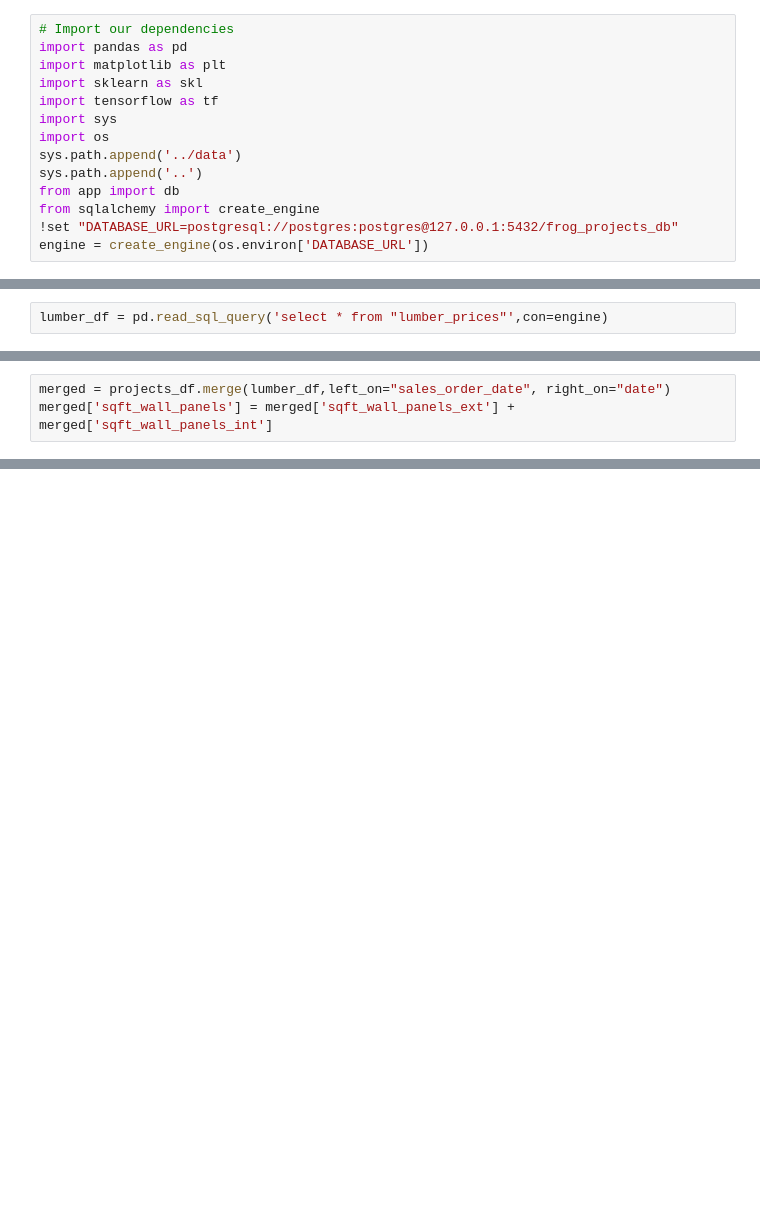
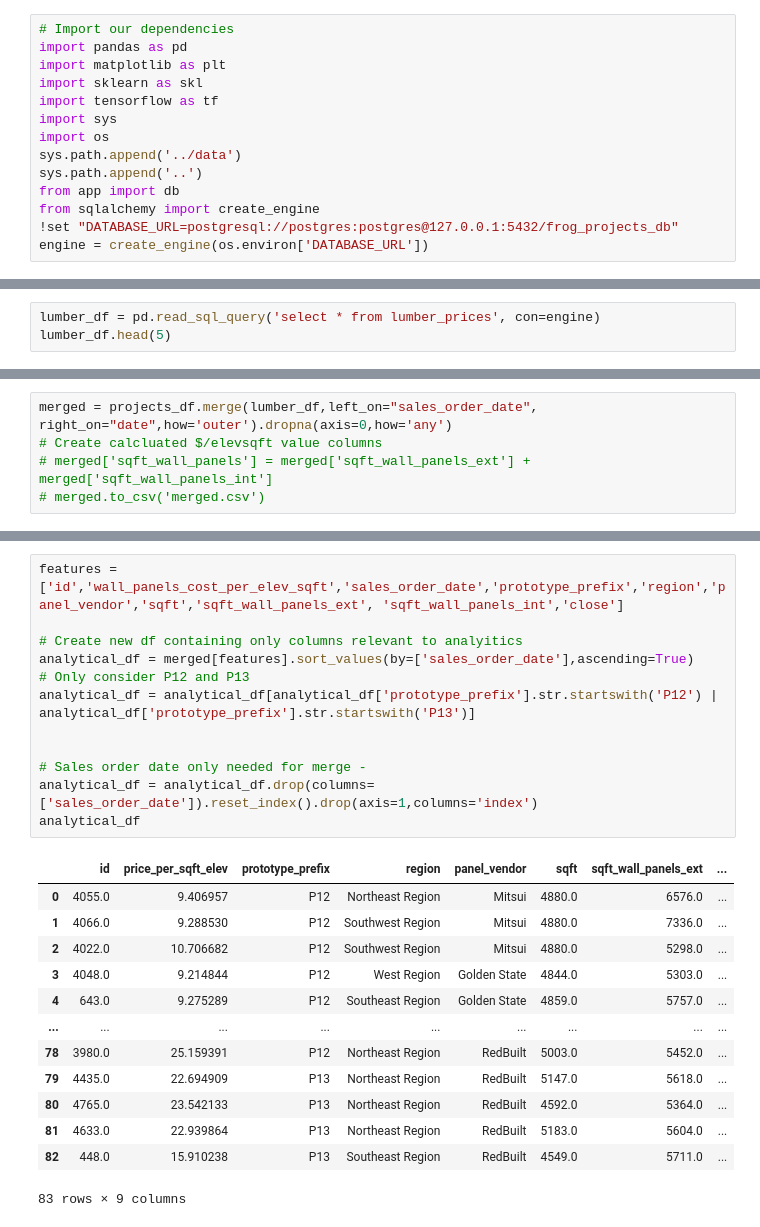
Before and after one commit to JohnnyBuccola/bbc-20-project-dashboard, a Jupyter notebook: notebooks/ml_exploration.ipynb, the cells around one changed output, grey strips where cells are left out. Cells and saved outputs as stored; diff of their text form; blank space fills up the shorter version.

```diff
--- a/notebooks/ml_exploration.ipynb
+++ b/notebooks/ml_exploration.ipynb
@@ -32,2 +18,3 @@ projects_df
 # %%
-lumber_df = pd.read_sql_query('select * from "lumber_prices"',con=engine)
+lumber_df = pd.read_sql_query('select * from lumber_prices', con=engine)
+lumber_df.head(5)
@@ -34,3 +28,5 @@ lumber_df = pd.read_sql_query('select * from "lumber_prices"',con=engine)
 # %%
-merged = projects_df.merge(lumber_df,left_on="sales_order_date", right_on="date")
-merged['sqft_wall_panels'] = merged['sqft_wall_panels_ext'] + merged['sqft_wall_panels_int']
+merged = projects_df.merge(lumber_df,left_on="sales_order_date", right_on="date",how='outer').dropna(axis=0,how='any')
+# Create calcluated $/elevsqft value columns
+# merged['sqft_wall_panels'] = merged['sqft_wall_panels_ext'] + merged['sqft_wall_panels_int']
+# merged.to_csv('merged.csv')
@@ -82,0 +33,26 @@ X_scaler = skl.preprocessing.StandardScaler()
+# %%
+features = ['id','wall_panels_cost_per_elev_sqft','sales_order_date','prototype_prefix','region','panel_vendor','sqft','sqft_wall_panels_ext', 'sqft_wall_panels_int','close']
+
+# Create new df containing only columns relevant to analyitics
+analytical_df = merged[features].sort_values(by=['sales_order_date'],ascending=True)
+# Only consider P12 and P13
+analytical_df = analytical_df[analytical_df['prototype_prefix'].str.startswith('P12') | analytical_df['prototype_prefix'].str.startswith('P13')]
+
+
+# Sales order date only needed for merge -
+analytical_df = analytical_df.drop(columns=['sales_order_date']).reset_index().drop(axis=1,columns='index')
+analytical_df
+# %% [output]
+|  | id | price_per_sqft_elev | prototype_prefix | region | panel_vendor | sqft | sqft_wall_panels_ext | ... |
+| 0 | 4055.0 | 9.406957 | P12 | Northeast Region | Mitsui | 4880.0 | 6576.0 | ... |
+| 1 | 4066.0 | 9.288530 | P12 | Southwest Region | Mitsui | 4880.0 | 7336.0 | ... |
+| 2 | 4022.0 | 10.706682 | P12 | Southwest Region | Mitsui | 4880.0 | 5298.0 | ... |
+| 3 | 4048.0 | 9.214844 | P12 | West Region | Golden State | 4844.0 | 5303.0 | ... |
+| 4 | 643.0 | 9.275289 | P12 | Southeast Region | Golden State | 4859.0 | 5757.0 | ... |
+| ... | ... | ... | ... | ... | ... | ... | ... | ... |
+| 78 | 3980.0 | 25.159391 | P12 | Northeast Region | RedBuilt | 5003.0 | 5452.0 | ... |
+| 79 | 4435.0 | 22.694909 | P13 | Northeast Region | RedBuilt | 5147.0 | 5618.0 | ... |
+| 80 | 4765.0 | 23.542133 | P13 | Northeast Region | RedBuilt | 4592.0 | 5364.0 | ... |
+| 81 | 4633.0 | 22.939864 | P13 | Northeast Region | RedBuilt | 5183.0 | 5604.0 | ... |
+| 82 | 448.0 | 15.910238 | P13 | Southeast Region | RedBuilt | 4549.0 | 5711.0 | ... |
+83 rows × 9 columns
```
Also changed, not shown: parts of 31 cells of this notebook, 6 other files.
